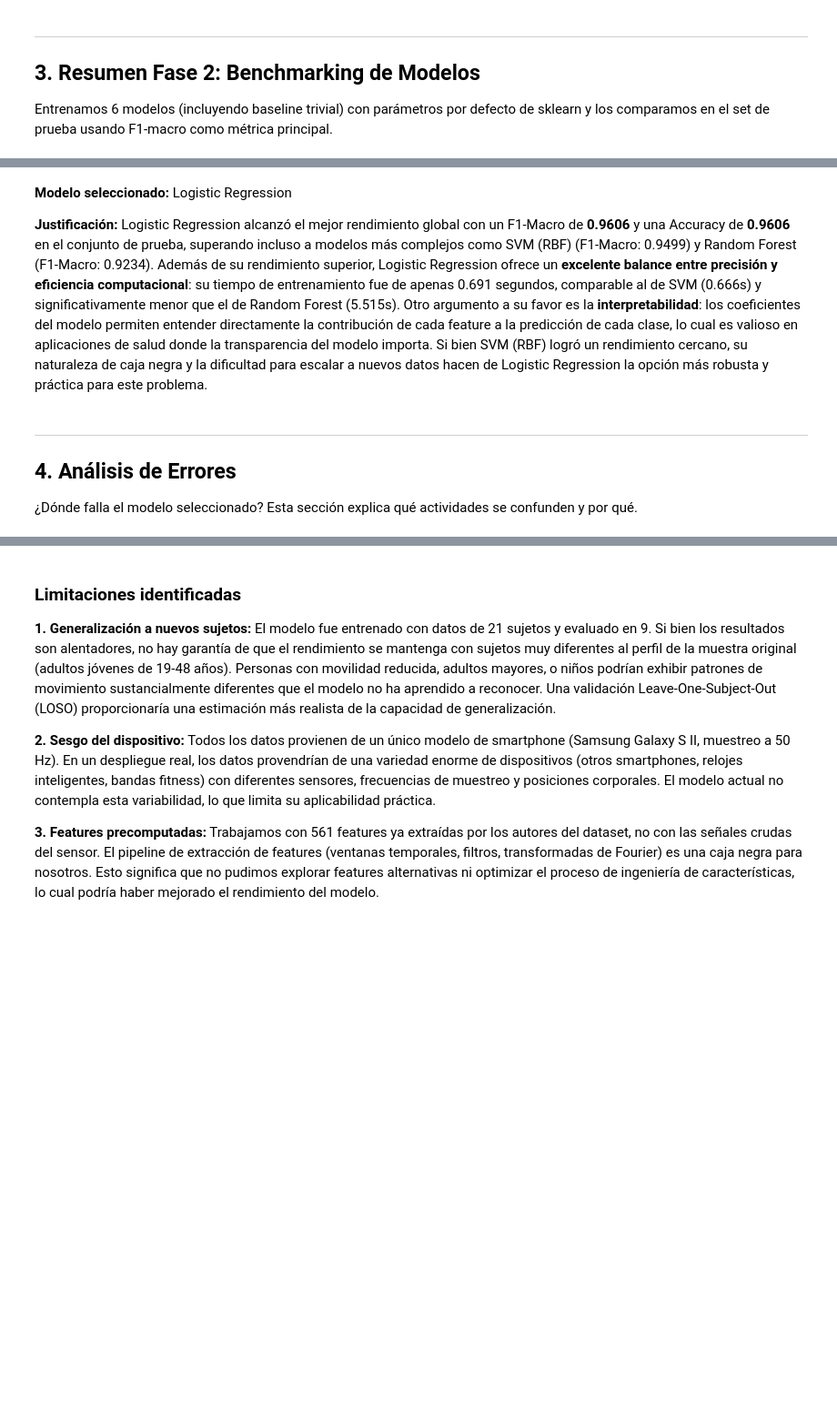
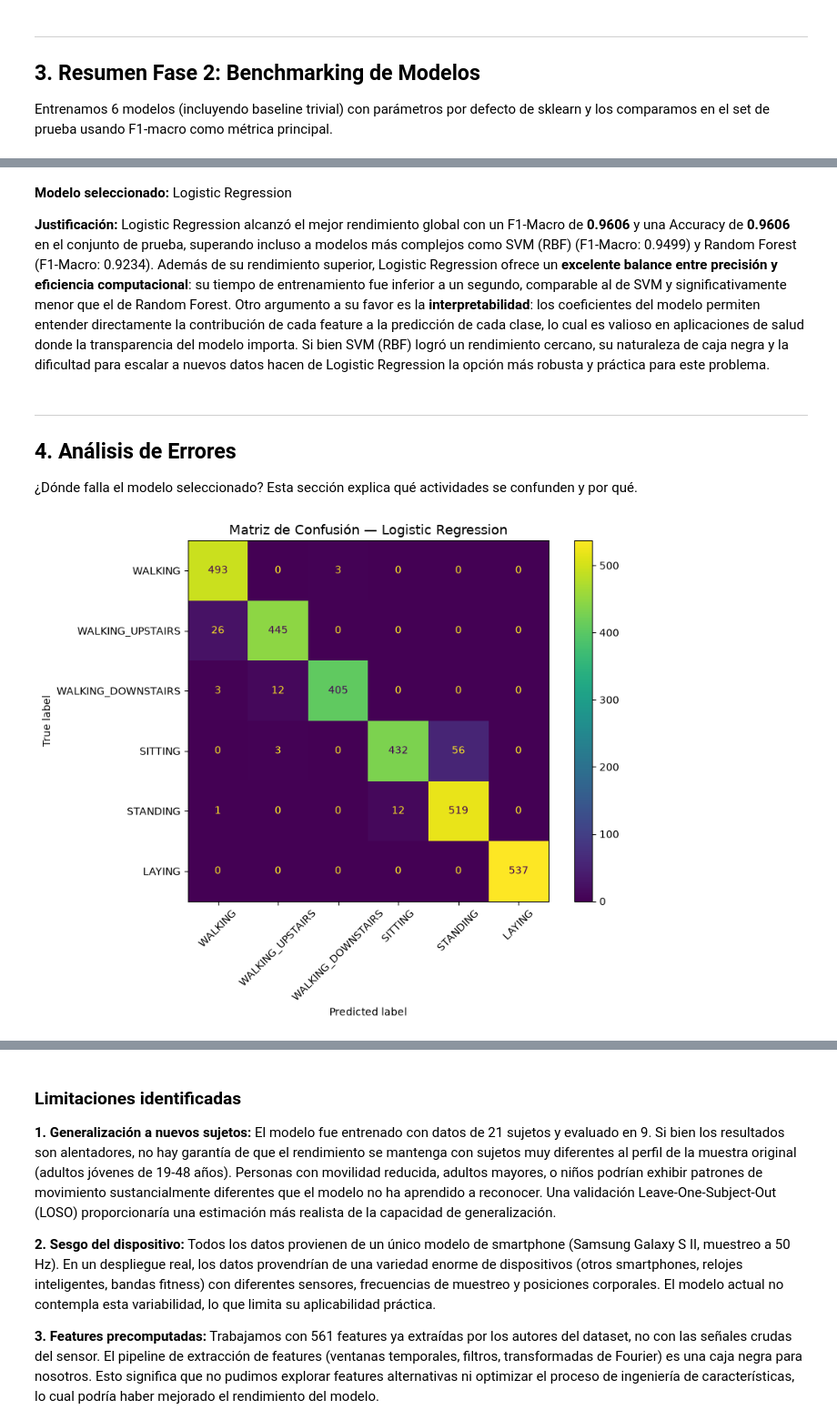
Before and after one commit to DesarrolladorSerio/machine-learning, a Jupyter notebook: parte 3/notebook_fase3_grupo06.ipynb, the cells around one changed output, grey strips where cells are left out. Shown at 91% size. Cells and saved outputs as stored; diff of their text form; code cells hidden in the pictures; blank space fills up the shorter version.

```diff
--- a/parte 3/notebook_fase3_grupo06.ipynb
+++ b/parte 3/notebook_fase3_grupo06.ipynb
@@ -146,14 +194,14 @@ import time
 
 def entrenar(nombre, modelo):
     t0 = time.time()
-    modelo.fit(X_train, y_train)
+    modelo.fit(X_train, y_train_labels)
     t = time.time() - t0
     y_pred = modelo.predict(X_test)
     return {
         'Modelo': nombre,
-        'Accuracy_Test': accuracy_score(y_test, y_pred),
-        'F1_Macro':   f1_score(y_test, y_pred, average='macro'),
-        'F1_Weighted':f1_score(y_test, y_pred, average='weighted'),
+        'Accuracy_Test': accuracy_score(y_test_labels, y_pred),
+        'F1_Macro':   f1_score(y_test_labels, y_pred, average='macro'),
+        'F1_Weighted':f1_score(y_test_labels, y_pred, average='weighted'),
         'Tiempo_Entrenamiento': round(t, 3),
         'modelo_obj': modelo,
         'y_pred': y_pred
@@ -195,7 +255,7 @@ plt.show()
 # %% [markdown]
 **Modelo seleccionado:** Logistic Regression
 
-**Justificación:** Logistic Regression alcanzó el mejor rendimiento global con un F1-Macro de **0.9606** y una Accuracy de **0.9606** en el conjunto de prueba, superando incluso a modelos más complejos como SVM (RBF) (F1-Macro: 0.9499) y Random Forest (F1-Macro: 0.9234). Además de su rendimiento superior, Logistic Regression ofrece un **excelente balance entre precisión y eficiencia computacional**: su tiempo de entrenamiento fue de apenas 0.691 segundos, comparable al de SVM (0.666s) y significativamente menor que el de Random Forest (5.515s). Otro argumento a su favor es la **interpretabilidad**: los coeficientes del modelo permiten entender directamente la contribución de cada feature a la predicción de cada clase, lo cual es valioso en aplicaciones de salud donde la transparencia del modelo importa. Si bien SVM (RBF) logró un rendimiento cercano, su naturaleza de caja negra y la dificultad para escalar a nuevos datos hacen de Logistic Regression la opción más robusta y práctica para este problema.
+**Justificación:** Logistic Regression alcanzó el mejor rendimiento global con un F1-Macro de **0.9606** y una Accuracy de **0.9606** en el conjunto de prueba, superando incluso a modelos más complejos como SVM (RBF) (F1-Macro: 0.9499) y Random Forest (F1-Macro: 0.9234). Además de su rendimiento superior, Logistic Regression ofrece un **excelente balance entre precisión y eficiencia computacional**: su tiempo de entrenamiento fue inferior a un segundo, comparable al de SVM y significativamente menor que el de Random Forest. Otro argumento a su favor es la **interpretabilidad**: los coeficientes del modelo permiten entender directamente la contribución de cada feature a la predicción de cada clase, lo cual es valioso en aplicaciones de salud donde la transparencia del modelo importa. Si bien SVM (RBF) logró un rendimiento cercano, su naturaleza de caja negra y la dificultad para escalar a nuevos datos hacen de Logistic Regression la opción más robusta y práctica para este problema.
 # %% [markdown]
 ---
 ## 4. Análisis de Errores
@@ -203,21 +263,24 @@ plt.show()
 ¿Dónde falla el modelo seleccionado? Esta sección explica qué actividades se confunden y por qué.
 # %%
 # Matriz de confusión del mejor modelo
-mejor = resultados[df_bench.index[0]]
+mejor_nombre = df_bench.iloc[0]['Modelo']
+mejor = next(r for r in resultados if r['Modelo'] == mejor_nombre)
 y_pred_best = mejor['y_pred']
 
 fig, ax = plt.subplots(figsize=(9, 7))
 disp = ConfusionMatrixDisplay(
     confusion_matrix=confusion_matrix(
-        y_test_labels, pd.Series(y_pred_best).map(ACTIVITY_LABELS),
+        y_test_labels, y_pred_best,
         labels=list(ACTIVITY_LABELS.values())
     ),
     display_labels=list(ACTIVITY_LABELS.values())
 )
 disp.plot(ax=ax, colorbar=True, xticks_rotation=45)
 ax.set_title(f'Matriz de Confusión — {mejor["Modelo"]}', fontsize=13)
 plt.tight_layout()
 plt.show()
+# %% [output]
+[figure, added]
 # %%
 # F1 por clase del mejor modelo
 report = classification_report(
```
Also changed, not shown: parts of 26 cells of this notebook.
